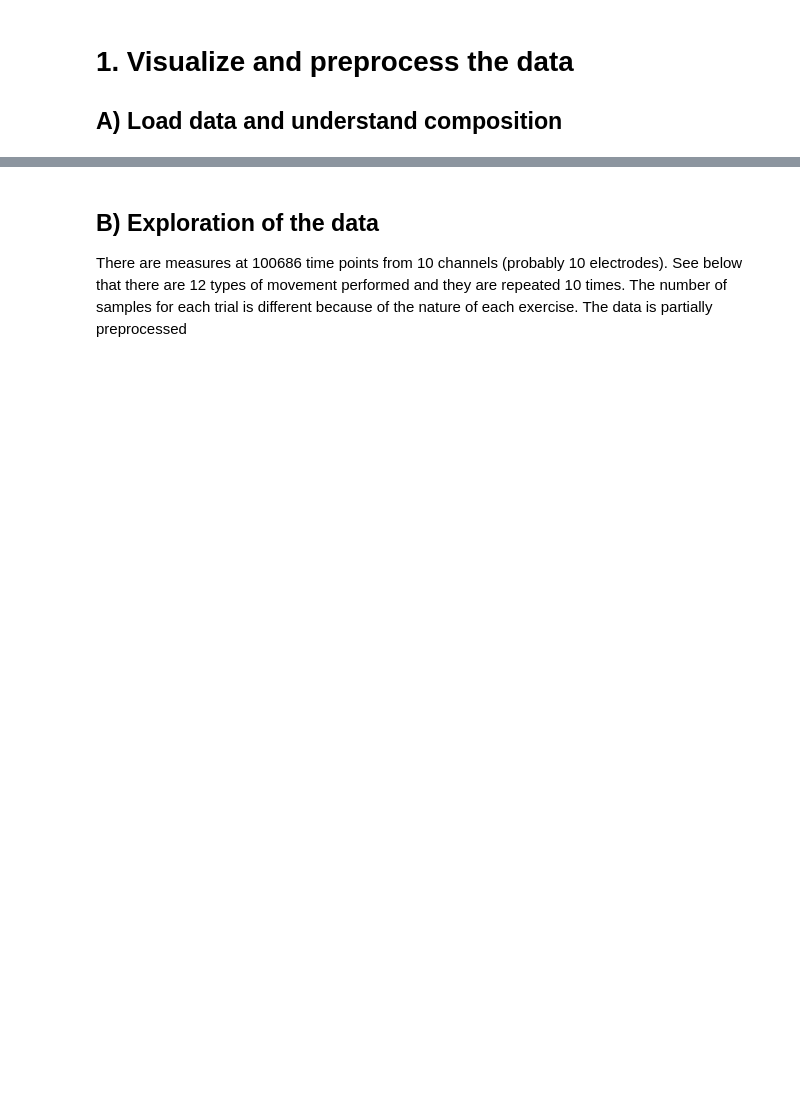
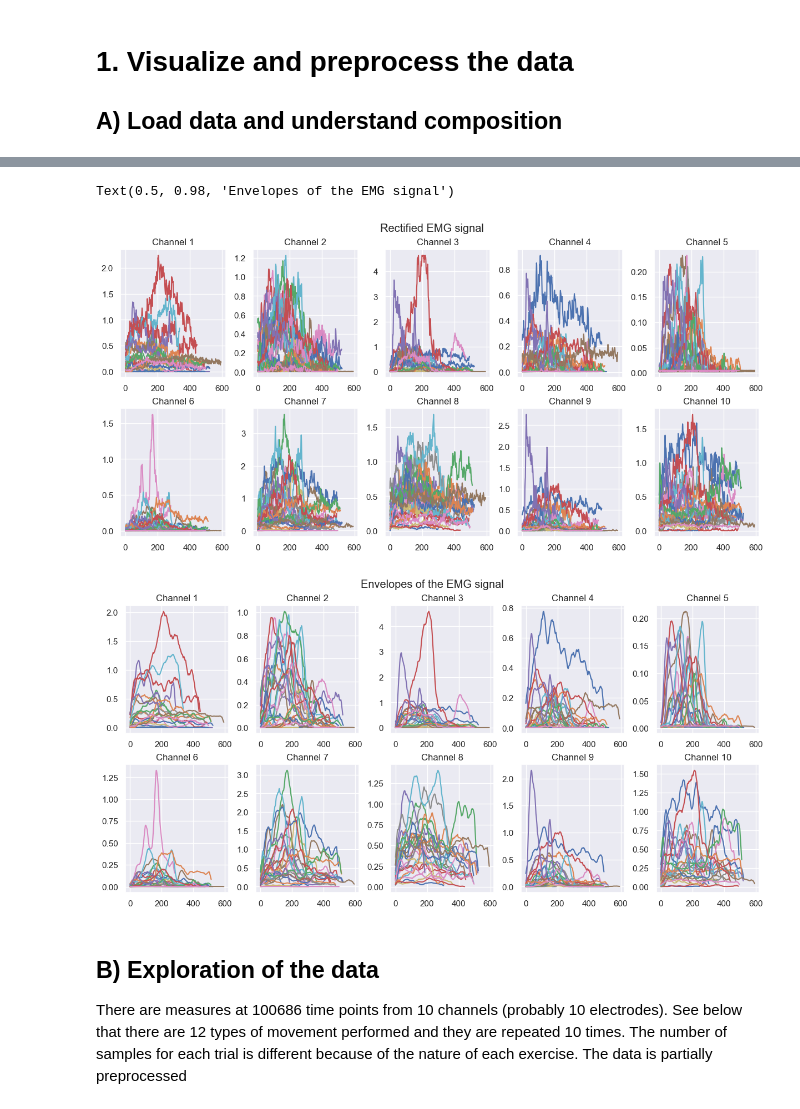
Before and after one commit to loufourneaux/project_2_nssp, a Jupyter notebook: part_1.ipynb, the cells around one changed output, grey strips where cells are left out. Saved outputs shown, nothing was run; the diff lists cells and outputs as text; code cells hidden in the pictures; blank space fills up the shorter version.

```diff
--- a/part_1.ipynb
+++ b/part_1.ipynb
@@ -70,0 +220,29 @@ Repetition (100686, 1)
+# %%
+# Plot
+from utils import smooth_data
+
+fig, ax = plt.subplots(2, 5, figsize=(12, 6), constrained_layout=True)
+ax = ax.ravel()
+
+#10 EMG channels
+number_of_emg_channels = emg_rectified.shape[-1]
+# Plot Rectified EMG signal
+for channel_idx in range(number_of_emg_channels):
+    for subject in range(1, n_subjects+1):
+        emg_rectified, stimulus, repetition = load_subject(subject)
+        emg_windows, emg_envelopes = smooth_data(emg_rectified, stimulus, repetition, n_stimuli,n_channels, n_repetitions)
+        ax[channel_idx].plot(emg_windows[0][0][:, channel_idx])
+        ax[channel_idx].set_title(f"Channel {channel_idx+1}")
+plt.suptitle("Rectified EMG signal")
+
+# Plot Envelopes of the EMG signal
+fig, ax = plt.subplots(2, 5, figsize=(12, 6), constrained_layout=True)
+ax = ax.ravel()
+for channel_idx in range(number_of_emg_channels):
+    for subject in range(1, n_subjects+1):
+        emg_rectified, stimulus, repetition = load_subject(subject)
+        emg_windows, emg_envelopes = smooth_data(emg_rectified, stimulus, repetition, n_stimuli,n_channels, n_repetitions)
+        ax[channel_idx].plot(emg_envelopes[0][0][:, channel_idx])
+        ax[channel_idx].set_title(f"Channel {channel_idx+1}")
+plt.suptitle("Envelopes of the EMG signal")
+# %% [output]
@@ -71,3 +266,6 @@ Repetition (100686, 1)
+Text(0.5, 0.98, 'Envelopes of the EMG signal')
+[figure, added]
+[figure, added]
 # %% [markdown]
 ## B) Exploration of the data
 There are measures at 100686 time points from 10 channels (probably 10 electrodes). See below that there are 12 types of movement performed and they are repeated 10 times. The number of samples for each trial is different because of the nature of each exercise.
```
Also changed, not shown: parts of 25 cells of this notebook.
